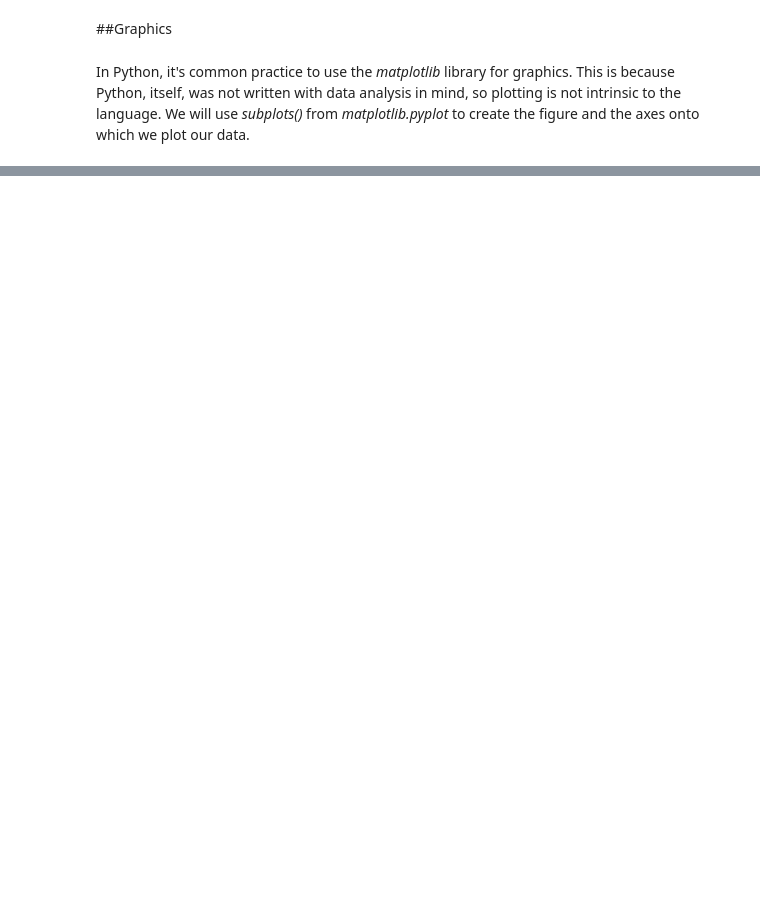
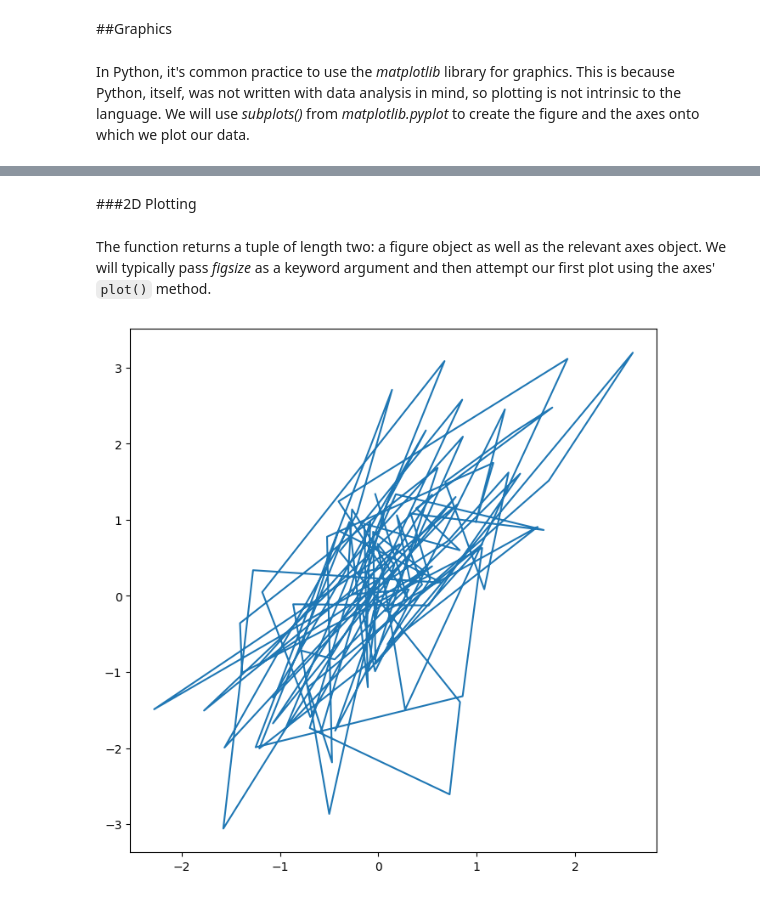
Before and after one commit to taadith/python-projects, a Jupyter notebook: intro-stat-learning/labs/ISLP_Lab_Ch_02.ipynb, the cells around one changed output, grey strips where cells are left out. Cells and saved outputs as stored; diff of their text form; code cells hidden in the pictures; blank space fills up the shorter version.

Commit message:
adding 2D plotting section to Graphics

````diff
--- a/intro-stat-learning/labs/ISLP_Lab_Ch_02.ipynb
+++ b/intro-stat-learning/labs/ISLP_Lab_Ch_02.ipynb
@@ -376,0 +252,11 @@ Type:      function
+# %% [markdown]
+###2D Plotting
+# %% [markdown]
+The function returns a tuple of length two: a figure object as well as the relevant axes object. We will typically pass *figsize* as a keyword argument and then attempt our first plot using the axes' ```plot()``` method.
+# %%
+fig, ax = subplots(figsize=(8, 8))
+x = rng.standard_normal(100)
+y = x + rng.standard_normal(100)
+ax.plot(x, y);
+# %% [output]
+[figure, added]
````
Also changed, not shown: parts of 39 cells of this notebook.
